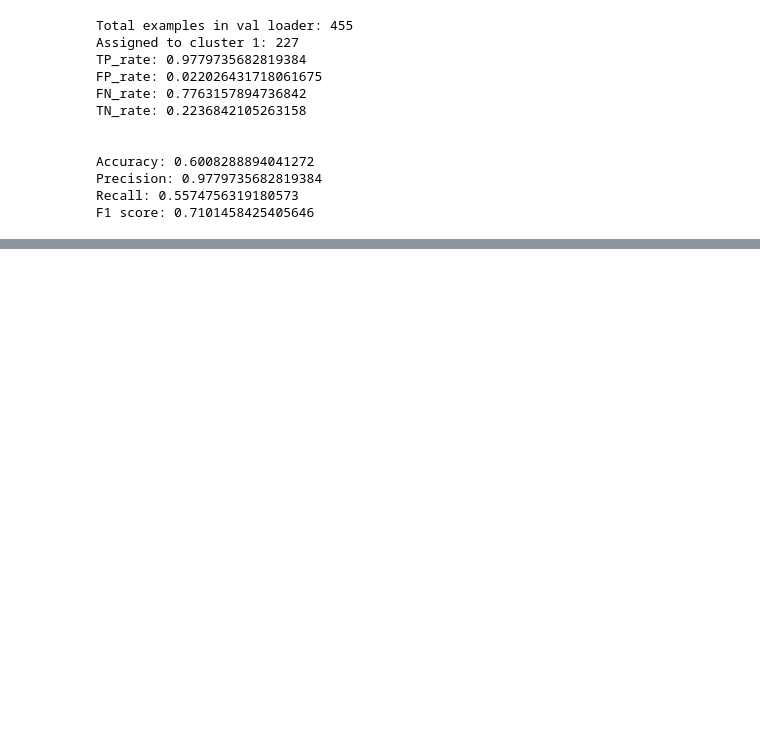
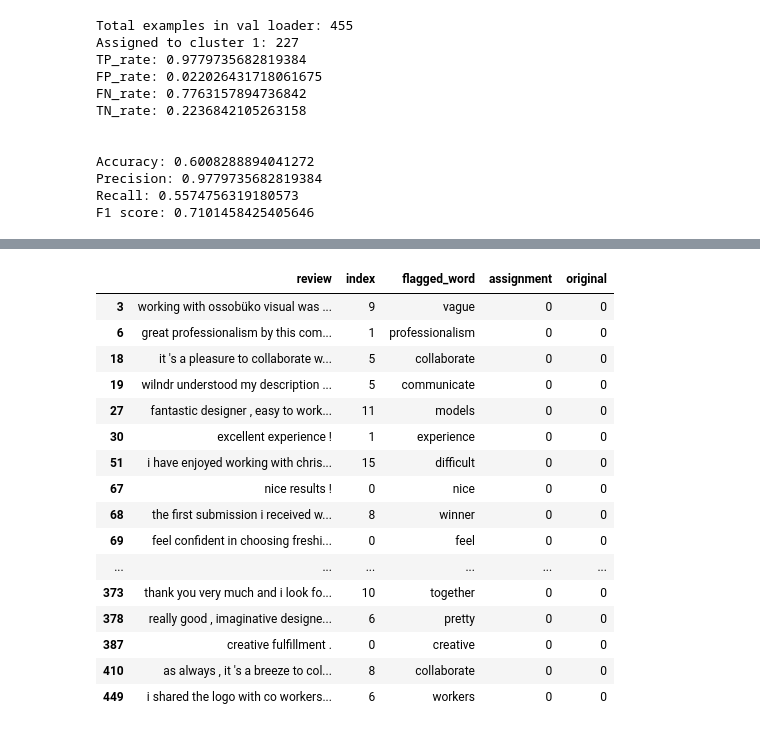
Before and after one commit to elliotgsilva/BiasedLanguageDetection, a Jupyter notebook: baseline_randomized_embeddings.ipynb, the cells around one changed output, grey strips where cells are left out. Saved outputs shown, nothing was run; the diff lists cells and outputs as text; code cells hidden in the pictures; blank space fills up the shorter version.

```diff
--- a/baseline_randomized_embeddings.ipynb
+++ b/baseline_randomized_embeddings.ipynb
@@ -351,0 +361,20 @@ F1 score: 0.7101458425405646
+# %%
+FP_cluster[FP_cluster.original == 0]
+# %% [output]
+|  | review | index | flagged_word | assignment | original |
+| 3 | working with ossobüko visual was ... | 9 | vague | 0 | 0 |
+| 6 | great professionalism by this com... | 1 | professionalism | 0 | 0 |
+| 18 | it 's a pleasure to collaborate w... | 5 | collaborate | 0 | 0 |
+| 19 | wilndr understood my description ... | 5 | communicate | 0 | 0 |
+| 27 | fantastic designer , easy to work... | 11 | models | 0 | 0 |
+| 30 | excellent experience ! | 1 | experience | 0 | 0 |
+| 51 | i have enjoyed working with chris... | 15 | difficult | 0 | 0 |
+| 67 | nice results ! | 0 | nice | 0 | 0 |
+| 68 | the first submission i received w... | 8 | winner | 0 | 0 |
+| 69 | feel confident in choosing freshi... | 0 | feel | 0 | 0 |
+| ... | ... | ... | ... | ... | ... |
+| 373 | thank you very much and i look fo... | 10 | together | 0 | 0 |
+| 378 | really good , imaginative designe... | 6 | pretty | 0 | 0 |
+| 387 | creative fulfillment . | 0 | creative | 0 | 0 |
+| 410 | as always , it 's a breeze to col... | 8 | collaborate | 0 | 0 |
+| 449 | i shared the logo with co workers... | 6 | workers | 0 | 0 |
```
Also changed, not shown: parts of 1 cell of this notebook, 7 other files.
